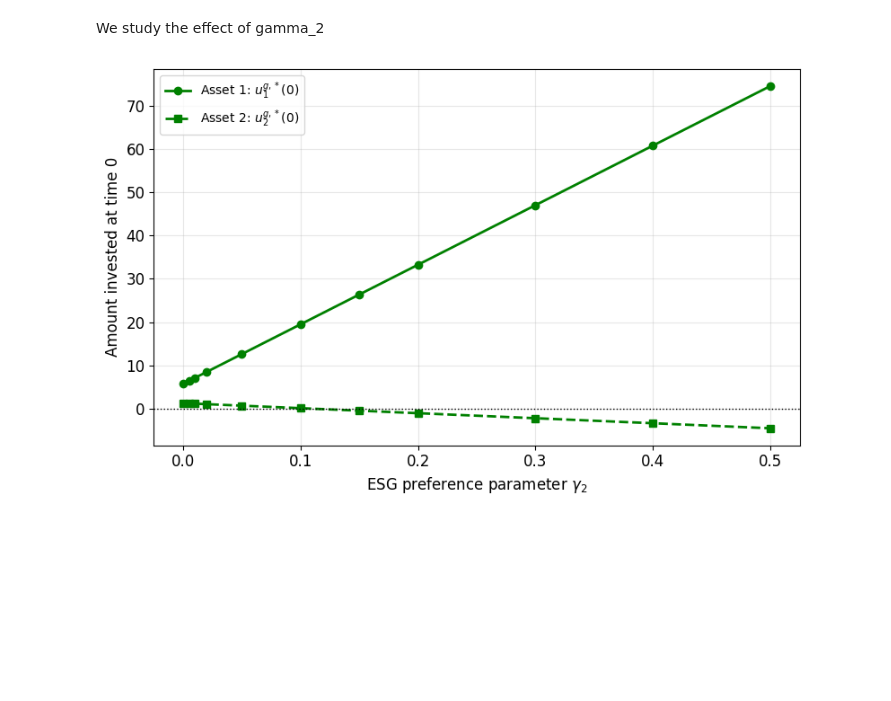
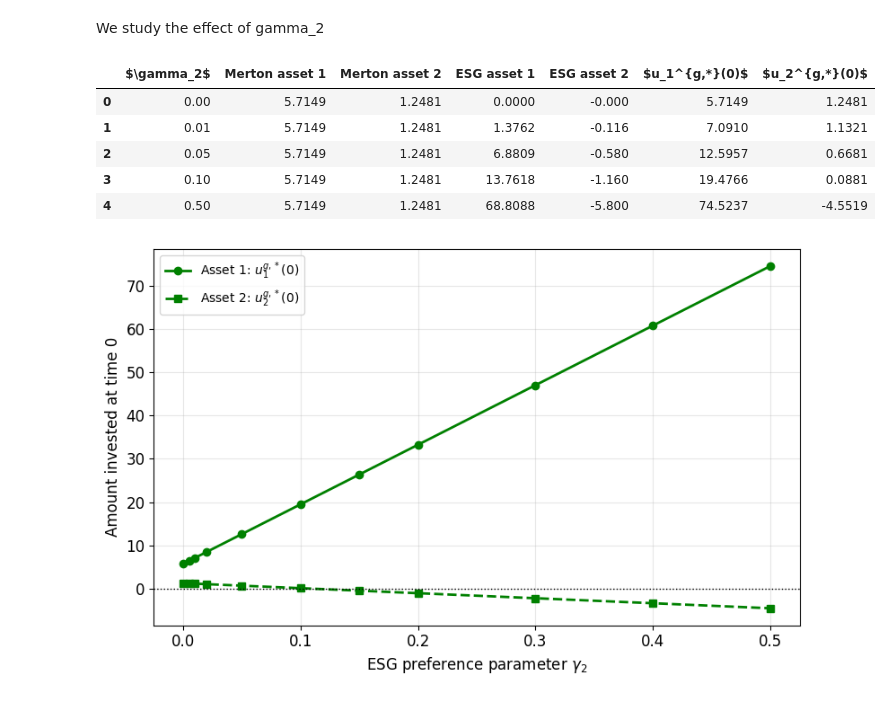
Before and after one commit to sofianbendt/Bachelor, a Jupyter notebook: BachelorFinal.ipynb, the cells around one changed output. Saved outputs shown, nothing was run; the diff lists cells and outputs as text; code cells hidden in the pictures; blank space fills up the shorter version.

```diff
--- a/BachelorFinal.ipynb
+++ b/BachelorFinal.ipynb
@@ -223,39 +223,65 @@ Green investor, gamma2=0.005 Asset 2  0.1706 -0.0085    0.1621
 # %% [markdown]
 We study the effect of gamma_2
 # %%
+# Parameters
+T = 5
+r = 0.03
+X0 = 10
+gamma1 = 0.5
+
+# Volatility parameters
+sigma1 = 0.16
+sigma2 = 0.48
+rho = 0.09
+
+sigma = np.array([
+    [sigma1, 0.0],
+    [sigma2 * rho, sigma2 * np.sqrt(1 - rho**2)]
+])
+
+Sigma = sigma @ sigma.T
+Sigma_inv = np.linalg.inv(Sigma)
+
 # Values of gamma_2
-gamma2_values = [0, 0.01, 0.05, 0.1,0.5]
+gamma2_values = np.array([0, 0.01, 0.05, 0.1, 0.5])
 
 # ESG scenario
 G = np.array([1.0, -0.5])
 
 mu = np.array([0.12, 0.22])
 theta = mu - r * np.ones(2)
 
 rows = []
 
 for gamma2 in gamma2_values:
     # Merton component
     Merton = (1 / gamma1) * np.exp(-r * T) * (Sigma_inv @ theta)
 
     # ESG component
     ESG_component = (gamma2 / gamma1**2) * np.exp(-r * T) * (Sigma_inv @ G)
 
     # combined green strategy
     green_strategy = Merton + ESG_component
 
     rows.append({
         r"$\gamma_2$": gamma2,
         r"Merton asset 1": Merton[0],
         r"Merton asset 2": Merton[1],
         r"ESG asset 1": ESG_component[0],
         r"ESG asset 2": ESG_component[1],
         r"$u_1^{g,*}(0)$": green_strategy[0],
         r"$u_2^{g,*}(0)$": green_strategy[1]
     })
 
 gamma2_table = pd.DataFrame(rows)
-gamma2_table = gamma2_table.round(4)
+gamma2_table.round(4)
+# %% [output]
+|  | $\gamma_2$ | Merton asset 1 | Merton asset 2 | ESG asset 1 | ESG asset 2 | $u_1^{g,*}(0)$ | $u_2^{g,*}(0)$ |
+| 0 | 0.00 | 5.7149 | 1.2481 | 0.0000 | -0.000 | 5.7149 | 1.2481 |
+| 1 | 0.01 | 5.7149 | 1.2481 | 1.3762 | -0.116 | 7.0910 | 1.1321 |
+| 2 | 0.05 | 5.7149 | 1.2481 | 6.8809 | -0.580 | 12.5957 | 0.6681 |
+| 3 | 0.10 | 5.7149 | 1.2481 | 13.7618 | -1.160 | 19.4766 | 0.0881 |
+| 4 | 0.50 | 5.7149 | 1.2481 | 68.8088 | -5.800 | 74.5237 | -4.5519 |
 # %%
 # gamma_2 values
 gamma2_values = np.array([
```
